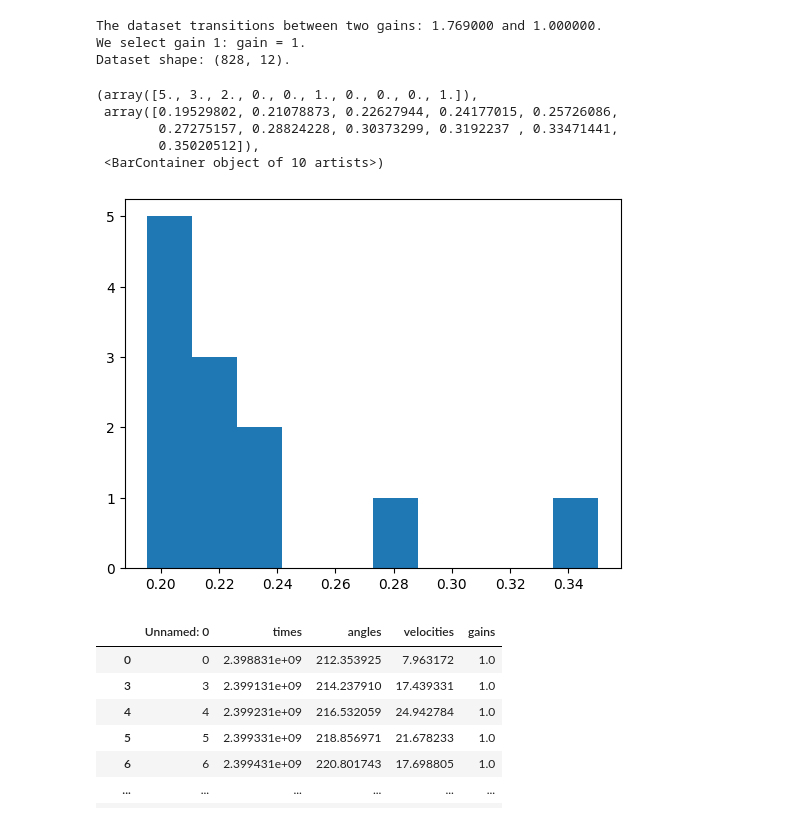
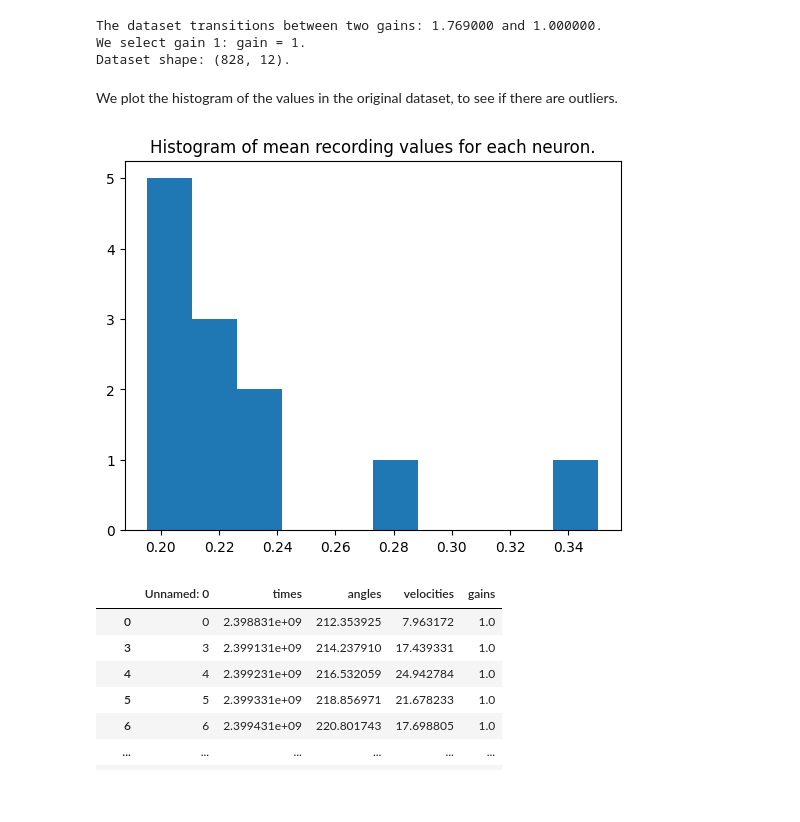
Before and after one commit to geometric-intelligence/neurometry, a Jupyter notebook: neuralgeom/notebooks/07_plot_curvature_profile_and_velocity.ipynb, the cells around one changed output. Cells and saved outputs as stored; diff of their text form; code cells hidden in the pictures; blank space fills up the shorter version.

```diff
--- a/neuralgeom/notebooks/07_plot_curvature_profile_and_velocity.ipynb
+++ b/neuralgeom/notebooks/07_plot_curvature_profile_and_velocity.ipynb
@@ -69,6 +69,24 @@ with open(
     "r",
 ) as f:
     config_dict = json.load(f)
+
+# Manually add elements to the config
+# These are new parameters that have been added to default_config since this run
+
+if "batch_shuffle" not in config_dict:
+    config_dict["batch_shuffle"] = True
+
+if "n_grid_points" not in config_dict:
+    config_dict["n_grid_points"] = 100
+
+if "gamma_moving" not in config_dict:
+    config_dict["gamma_moving"] = 0
+
+if "gamma_dynamic" not in config_dict:
+    config_dict["gamma_dynamic"] = 0
+
+if "drop_out_p" not in config_dict:
+    config_dict["drop_out_p"] = 0
 
 # Convert a dict into an object where attributes are accessed with "."
 # This is needed for the utils.load() function
@@ -111,15 +131,13 @@ INFO:root:# - Found file at /home/nmiolane/code/neuralgeom/neuralgeom/data/binne
 The dataset transitions between two gains: 1.769000 and 1.000000.
 We select gain 1: gain = 1.
 Dataset shape: (828, 12).
+# %% [markdown]
+We plot the histogram of the values in the original dataset, to see if there are outliers.
 # %%
 plt.hist(dataset_torch.mean(axis=0).cpu().numpy())
+plt.title("Histogram of mean recording values for each neuron.");
 # %% [output]
-(array([5., 3., 2., 0., 0., 1., 0., 0., 0., 1.]),
- array([0.19529802, 0.21078873, 0.22627944, 0.24177015, 0.25726086,
-        0.27275157, 0.28824228, 0.30373299, 0.3192237 , 0.33471441,
-        0.35020512]),
- <BarContainer object of 10 artists>)
-[figure, old version]
+[figure, new version]
 # %%
 labels
 # %% [output]
```
Also changed, not shown: parts of 26 cells of this notebook, 2 other files.
